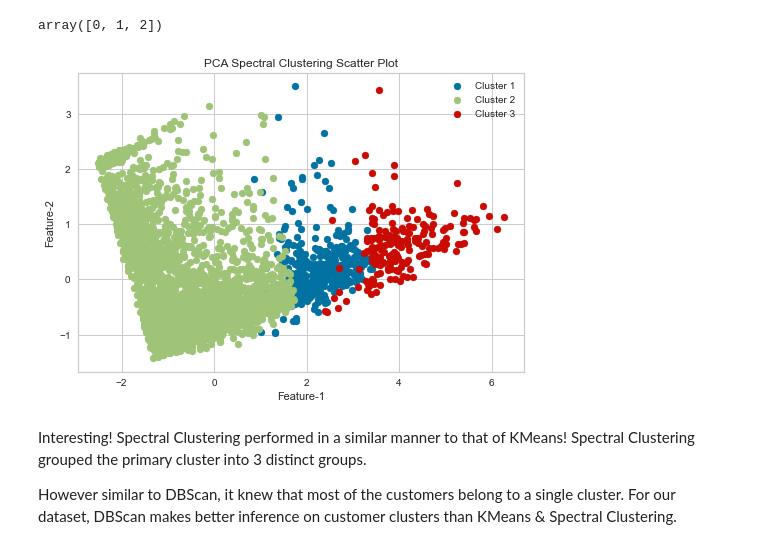
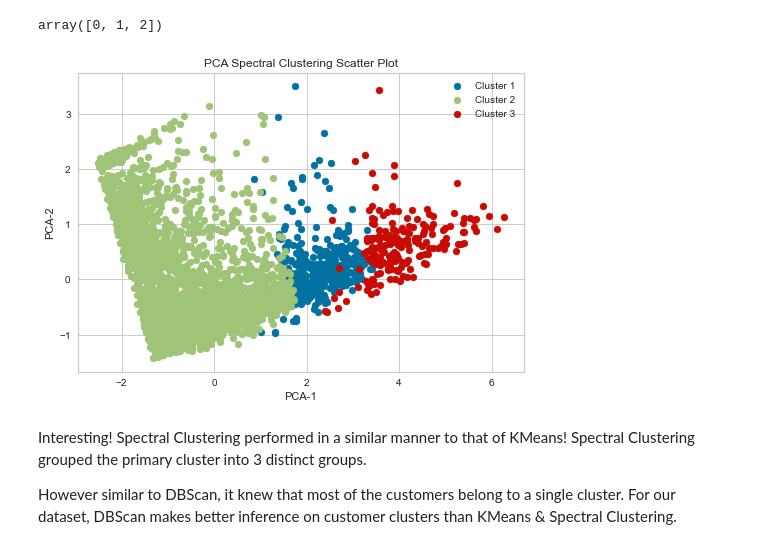
Before and after one commit to Lwhieldon/OnlineRetailCustomerSegmentation, a Jupyter notebook: summaryreport.ipynb, the cells around one changed output. Saved outputs shown, nothing was run; the diff lists cells and outputs as text; code cells hidden in the pictures.

```diff
--- a/summaryreport.ipynb
+++ b/summaryreport.ipynb
@@ -514,21 +517,21 @@ array([0, 1, 2])
 # %%
 from sklearn.decomposition import PCA
 pca = PCA(n_components=2)
 
 X_pca = pca.fit_transform(X_scaled)
 # X_pca_centers_dbscan = pca.transform(cl_centers)
 
 plt.scatter(X_pca[cl_labels_s==0,0],X_pca[cl_labels_s==0,1],label='Cluster 1')
 plt.scatter(X_pca[cl_labels_s==1,0],X_pca[cl_labels_s==1,1],label='Cluster 2')
 plt.scatter(X_pca[cl_labels_s==2,0],X_pca[cl_labels_s==2,1],label='Cluster 3')
 # plt.scatter(X_pca_centers_kmeans[:, 0], X_pca_centers_kmeans[:, 1], c='black', s = 75)
-plt.xlabel('Feature-1')
-plt.ylabel('Feature-2')
+plt.xlabel('PCA-1')
+plt.ylabel('PCA-2')
 plt.title('PCA Spectral Clustering Scatter Plot')
 plt.legend()
 plt.savefig('SPECTRALCLUSTER.png')
 # %% [output]
-[figure, old version]
+[figure, new version]
 # %% [markdown]
 Interesting! Spectral Clustering performed in a similar manner to that of KMeans! Spectral Clustering grouped the primary cluster into 3 distinct groups.
 
```
Also changed, not shown: parts of 4 cells of this notebook, 4 other files.
